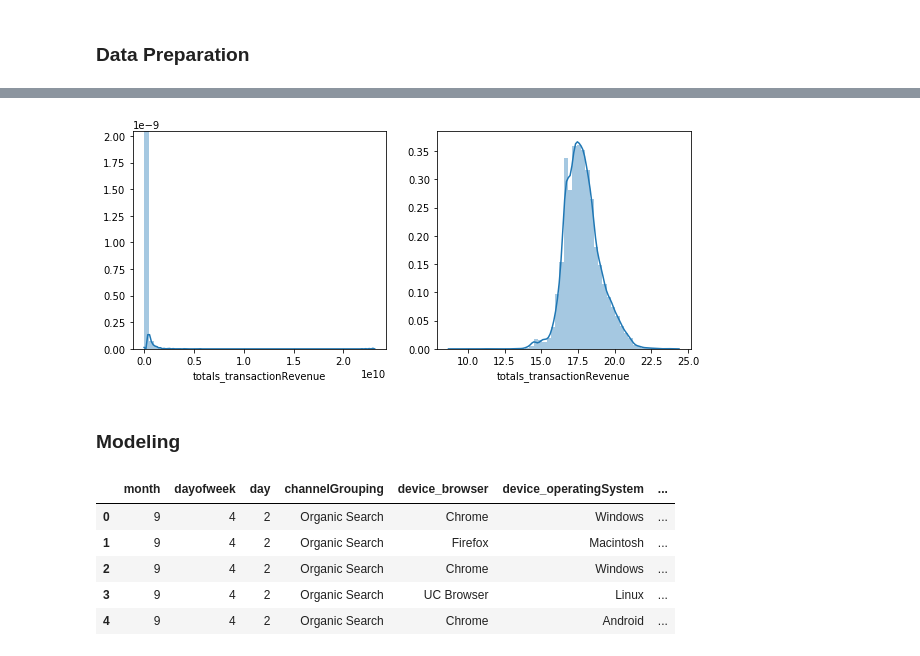
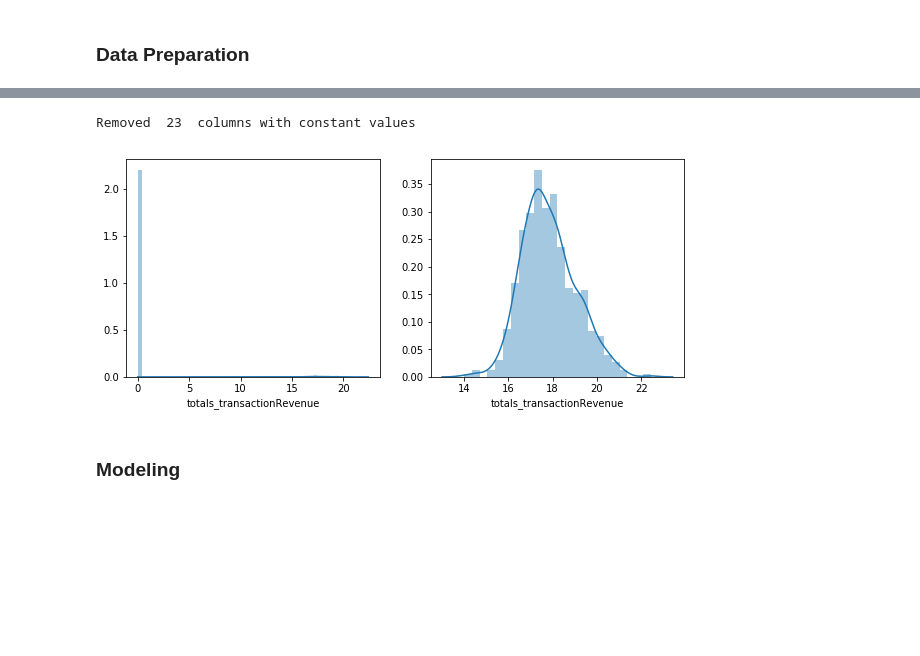
Before and after one commit to antonioramos1/kaggle-competitions, a Jupyter notebook: google-analytics-customer-revenue-prediction.ipynb, the cells around one changed output, grey strips where cells are left out. Cells and saved outputs as stored; diff of their text form; code cells hidden in the pictures; blank space fills up the shorter version.

```diff
--- a/google-analytics-customer-revenue-prediction.ipynb
+++ b/google-analytics-customer-revenue-prediction.ipynb
@@ -53,15 +55,20 @@ def timer(title=""):
 ### Data Preparation
 # %%
 #flattening json columns, based on kernel https://www.kaggle.com/julian3833/1-quick-start-read-csv-and-flatten-json-fields
-nrows = 50000
-JSON_COLUMNS = ["device", "geoNetwork", "totals", "trafficSource"]
-
-df = pd.read_csv("../input/train.csv",
-                 converters={column: json.loads for column in JSON_COLUMNS},
-                 dtype={"fullVisitorId": "str"}, #you must load the Id's as strings in order for all Id's to be properly unique
-                 nrows=nrows)
-
-for column in JSON_COLUMNS:
-    column_as_df = json_normalize(df[column])
-    column_as_df.columns = [column + "_" + subcolumn for subcolumn in column_as_df.columns]
-    df = df.drop(column, axis=1).merge(column_as_df, right_index=True, left_index=True)
+def load_df(path, nrows):
+    JSON_COLUMNS = ["device", "geoNetwork", "totals", "trafficSource"]
+    df = pd.read_csv(path,
+                     converters={column: json.loads for column in JSON_COLUMNS},
+                     dtype={"fullVisitorId": "str"}, #you must load the Id's as strings in order for all Id's to be properly unique
+                     nrows=nrows)
+    print(df["fullVisitorId"].unique().shape)
+    for column in JSON_COLUMNS:
+        print(column)
+        column_as_df = json_normalize(df[column])
+        column_as_df.columns = [column + "_" + subcolumn for subcolumn in column_as_df.columns]
+        df = df.drop(column, axis=1).merge(column_as_df, right_index=True, left_index=True)
+    return df
+# %%
+nrows = 50000
+df_train = load_df("../input/train.csv", nrows)
+df_test = load_df("../input/test.csv", nrows)
@@ -67,0 +86,11 @@ for column in JSON_COLUMNS:
+# %%
+#merging datasets to apply same transformations
+nrow_train = df_train.shape[0]
+nrow_test = df_test.shape[0]
+train_y = np.log1p(df_train["totals_transactionRevenue"].astype('float').fillna(0))
+ids_train = df_train["fullVisitorId"]
+ids_test = df_test["fullVisitorId"]
+df = pd.concat((df_train, df_test), sort=False).reset_index(drop=True)
+
+del df_train, df_test
+gc.collect()
@@ -153,11 +156,16 @@ trafficSource_source  entropy:  1.6726463567884822
+# %%
+cols_entropy = entropy_feats(df)
+df = df.drop(columns=cols_entropy)
+print("Removed ", len(cols_entropy), " columns with constant values")
+# %% [output]
+Removed  23  columns with constant values
 # %%
-target_var = df["totals_transactionRevenue"][~df["totals_transactionRevenue"].isna()]
 fig, ax =plt.subplots(1,2, figsize=(10,4))
-sns.distplot(target_var, ax=ax[0])
-sns.distplot(np.log(target_var), ax=ax[1])
+sns.distplot(train_y, ax=ax[0])
+sns.distplot(train_y[train_y != 0],  ax=ax[1])
 fig.show()
 # %% [output]
-[figure, old version]
+[figure, new version]
 # %% [markdown]
 ### Modeling
 # %%
@@ -166,17 +174,5 @@ from sklearn.preprocessing import OneHotEncoder
 from sklearn.model_selection import KFold
 from sklearn.metrics import mean_squared_error
 import lightgbm as lgb
-# %%
-drop_columns = ["fullVisitorId", "sessionId", "visitId", "visitNumber", "visitStartTime", "totals_transactionRevenue"]
-train_y = np.log1p(df["totals_transactionRevenue"].fillna(0.0))
-train_X = df.drop(columns=drop_columns)# + ["geoNetwork_country", "geoNetwork_city"])
-train_X.head()
-# %% [output]
-|  | month | dayofweek | day | channelGrouping | device_browser | device_operatingSystem | ... |
-| 0 | 9 | 4 | 2 | Organic Search | Chrome | Windows | ... |
-| 1 | 9 | 4 | 2 | Organic Search | Firefox | Macintosh | ... |
-| 2 | 9 | 4 | 2 | Organic Search | Chrome | Windows | ... |
-| 3 | 9 | 4 | 2 | Organic Search | UC Browser | Linux | ... |
-| 4 | 9 | 4 | 2 | Organic Search | Chrome | Android | ... |
 # %%
 #encoding categorical variables
```
Also changed, not shown: parts of 21 cells of this notebook.
